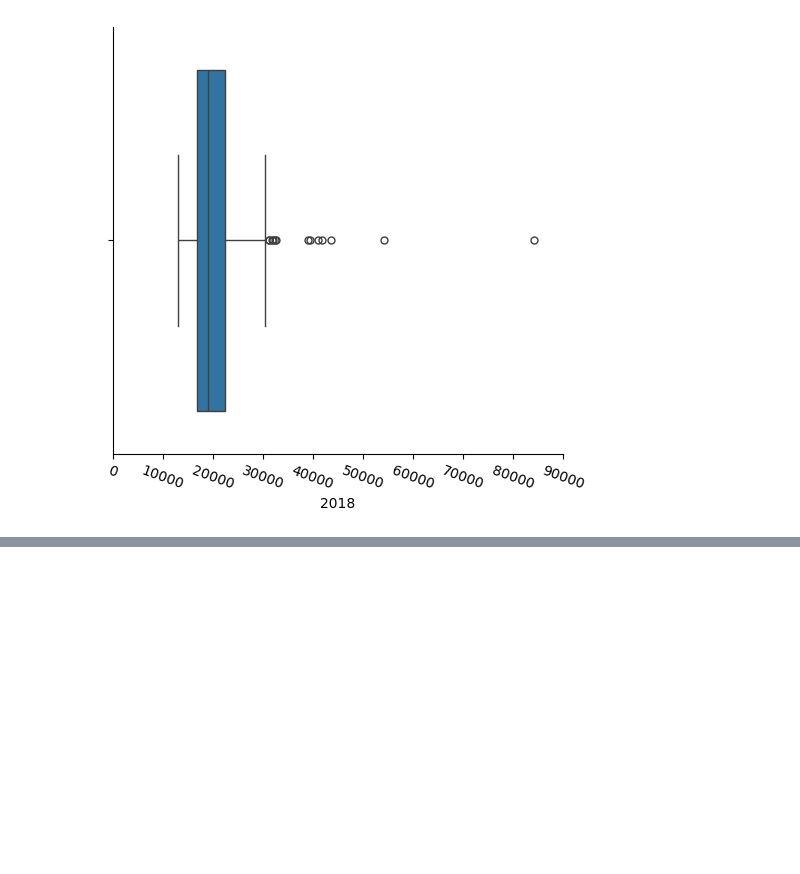
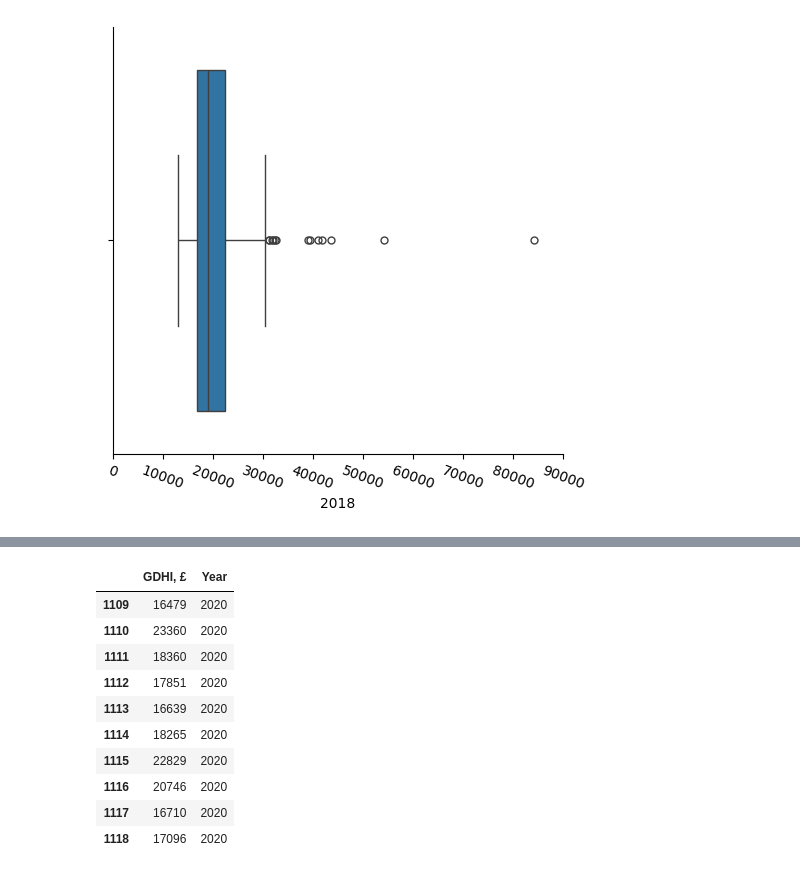
Before and after one commit to Jacob-L-ARU-P/IntroToDataSci-2, a Jupyter notebook: RemedialRepo2/DataAnalysisAssignment/DataProcessing.ipynb, the cells around one changed output, grey strips where cells are left out. Saved outputs shown, nothing was run; the diff lists cells and outputs as text; code cells hidden in the pictures; blank space fills up the shorter version.

```diff
--- a/RemedialRepo2/DataAnalysisAssignment/DataProcessing.ipynb
+++ b/RemedialRepo2/DataAnalysisAssignment/DataProcessing.ipynb
@@ -104,0 +160,16 @@ g.set_xticklabels(rotation=0)
+# %%
+# Create reformatted data_gdhi dataframe, stitching together the 3 temp_reformatters
+data_gdhi_reformatted = pd.concat([temp_reformatter, temp_reformatter_2, temp_reformatter_3], ignore_index= True)
+data_gdhi_reformatted.tail(10)
+# %% [output]
+|  | GDHI, £ | Year |
+| 1109 | 16479 | 2020 |
+| 1110 | 23360 | 2020 |
+| 1111 | 18360 | 2020 |
+| 1112 | 17851 | 2020 |
+| 1113 | 16639 | 2020 |
+| 1114 | 18265 | 2020 |
+| 1115 | 22829 | 2020 |
+| 1116 | 20746 | 2020 |
+| 1117 | 16710 | 2020 |
+| 1118 | 17096 | 2020 |
```
Also changed, not shown: parts of 15 cells of this notebook.
